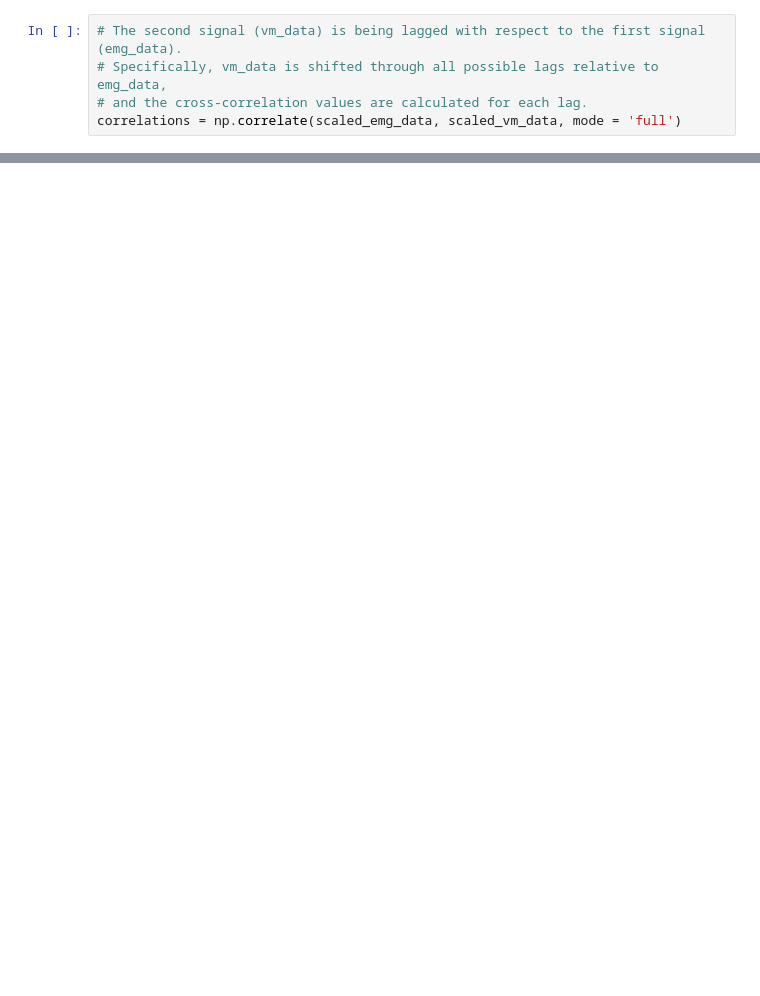
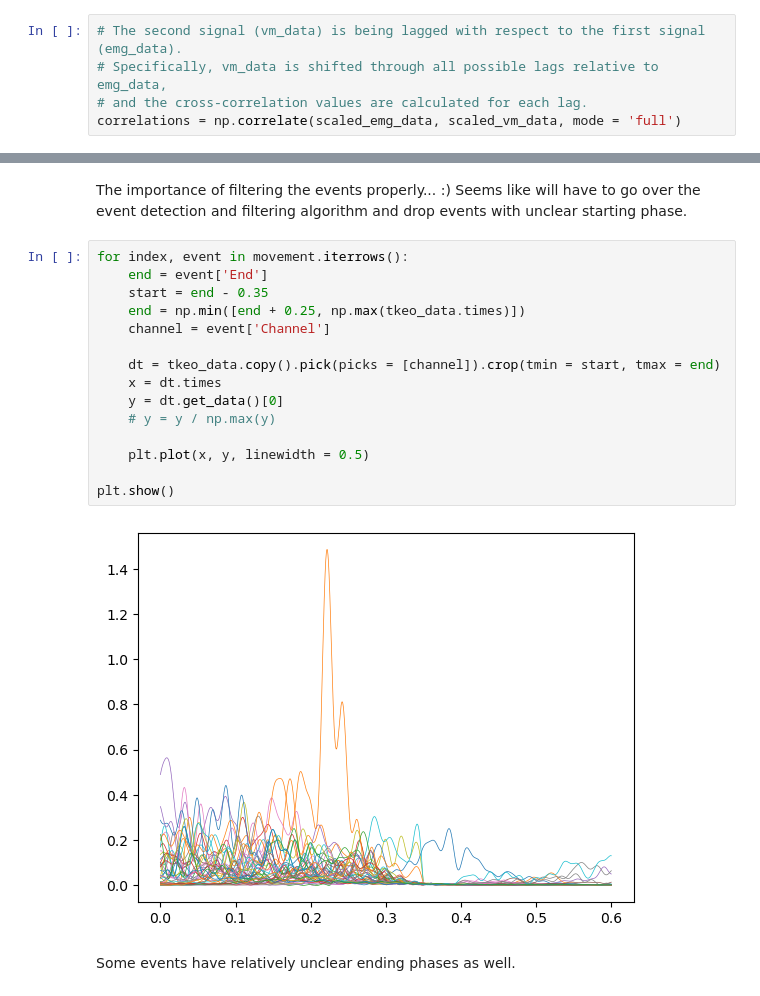
Before and after one commit to kerseviciute/spontaneous-movement, a Jupyter notebook: emg_vs_vm.ipynb, the cells around one changed output, grey strips where cells are left out. Drawn from its saved outputs; the diff is of its cells as text; blank space fills up the shorter version.

```diff
--- a/emg_vs_vm.ipynb
+++ b/emg_vs_vm.ipynb
@@ -101,0 +136,21 @@ plt.show()
+# %% [markdown]
+The importance of filtering the events properly... :) Seems like will have to go over the event detection and filtering algorithm and drop events with unclear starting phase.
+# %%
+for index, event in movement.iterrows():
+    end = event['End']
+    start = end - 0.35
+    end = np.min([end + 0.25, np.max(tkeo_data.times)])
+    channel = event['Channel']
+
+    dt = tkeo_data.copy().pick(picks = [channel]).crop(tmin = start, tmax = end)
+    x = dt.times
+    y = dt.get_data()[0]
+    # y = y / np.max(y)
+
+    plt.plot(x, y, linewidth = 0.5)
+
+plt.show()
+# %% [output]
+[figure, added]
+# %% [markdown]
+Some events have relatively unclear ending phases as well.
```
Also changed, not shown: parts of 22 cells of this notebook, 2 other files.
